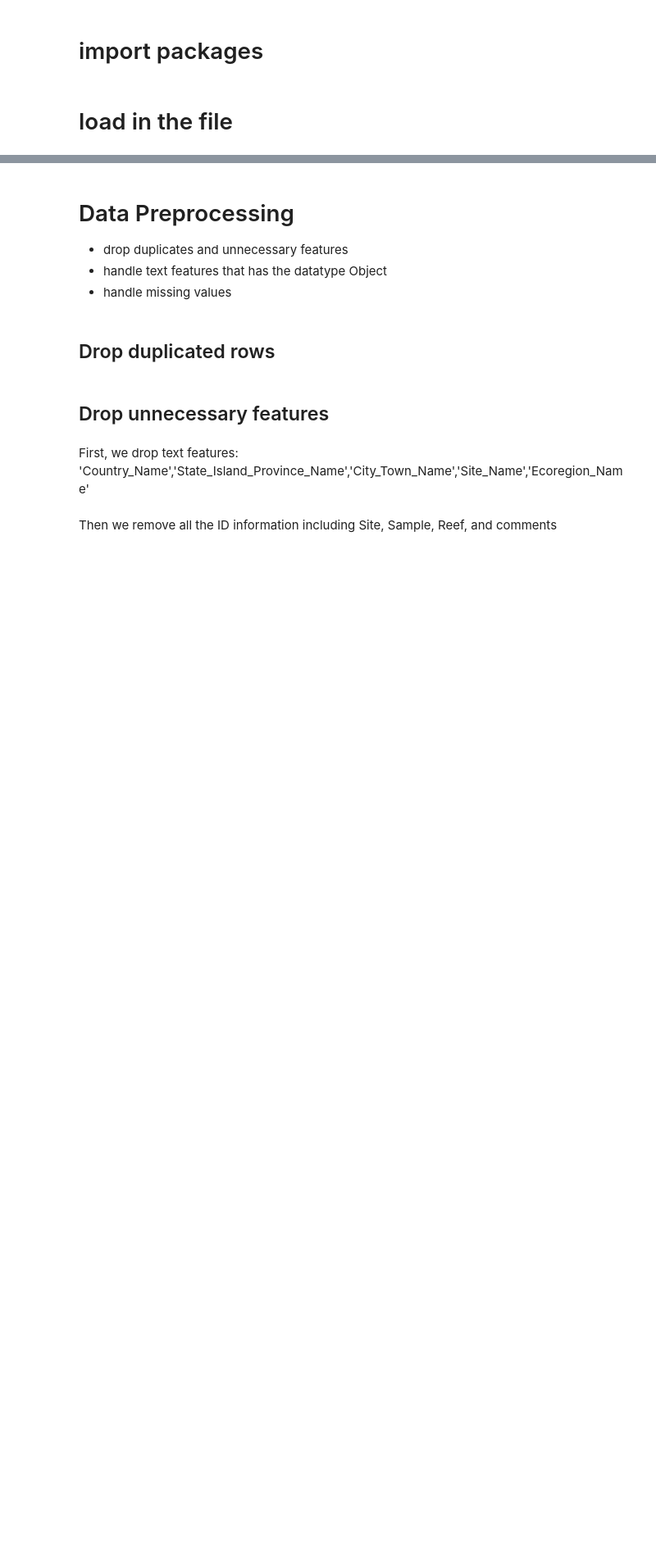
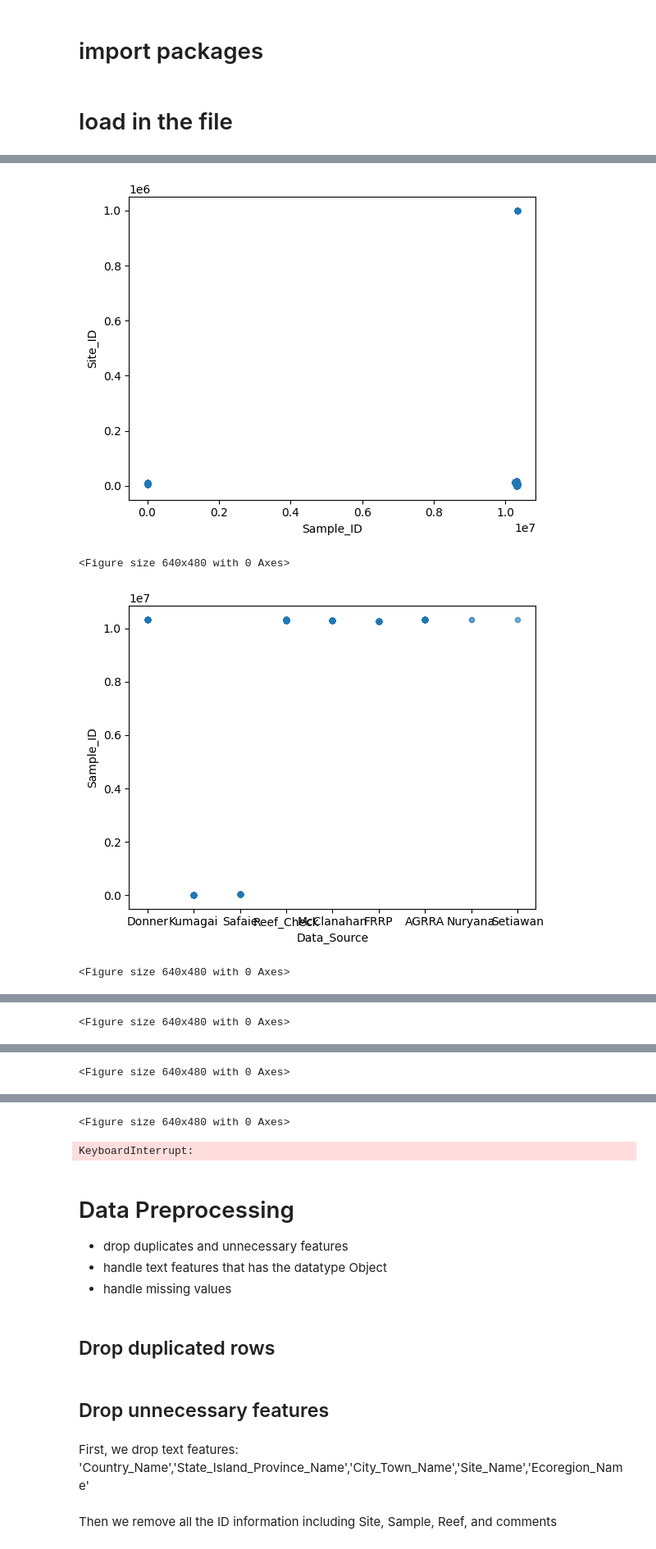
Before and after one commit to minhphan-rmit/rmit2024b-cosc2968-sgs-tut04-team1, a Jupyter notebook: main.ipynb, the cells around one changed output, grey strips where cells are left out. Shown: that part at 82% size. Saved outputs shown, nothing was run; the diff lists cells and outputs as text; code cells hidden in the pictures; blank space fills up the shorter version.

```diff
--- a/main.ipynb
+++ b/main.ipynb
@@ -79,0 +64,8 @@ The missing data is presented as 'nd'.
+# %%
+count =0
+for i in dataset:
+    for j in dataset[i]:
+        if(j == 'nd'):
+            count+=1
+
+print(count)
@@ -79,0 +103,13 @@ The missing data is presented as 'nd'.
+# %%
+for i in range(len(dataset.select_dtypes('number').columns)):
+    j = i+1
+    dataset.plot(kind="scatter", y=i, x=j, alpha=0.2)
+    #plt.axis([0, 5, 0, 10000])
+    j+=1
+    plt.show()
+    plt.subplots_adjust(left=None, bottom=None, right=None, top=None, wspace=None, hspace=None)
+# %% [output]
+[figure, added]
+<Figure size 640x480 with 0 Axes>
+[figure, added]
+<Figure size 640x480 with 0 Axes>
@@ -79,0 +117 @@ The missing data is presented as 'nd'.
+<Figure size 640x480 with 0 Axes>
@@ -79,0 +119 @@ The missing data is presented as 'nd'.
+<Figure size 640x480 with 0 Axes>
@@ -79,0 +121,2 @@ The missing data is presented as 'nd'.
+<Figure size 640x480 with 0 Axes>
+KeyboardInterrupt:
```
Also changed, not shown: parts of 85 cells of this notebook, 1 other file.
